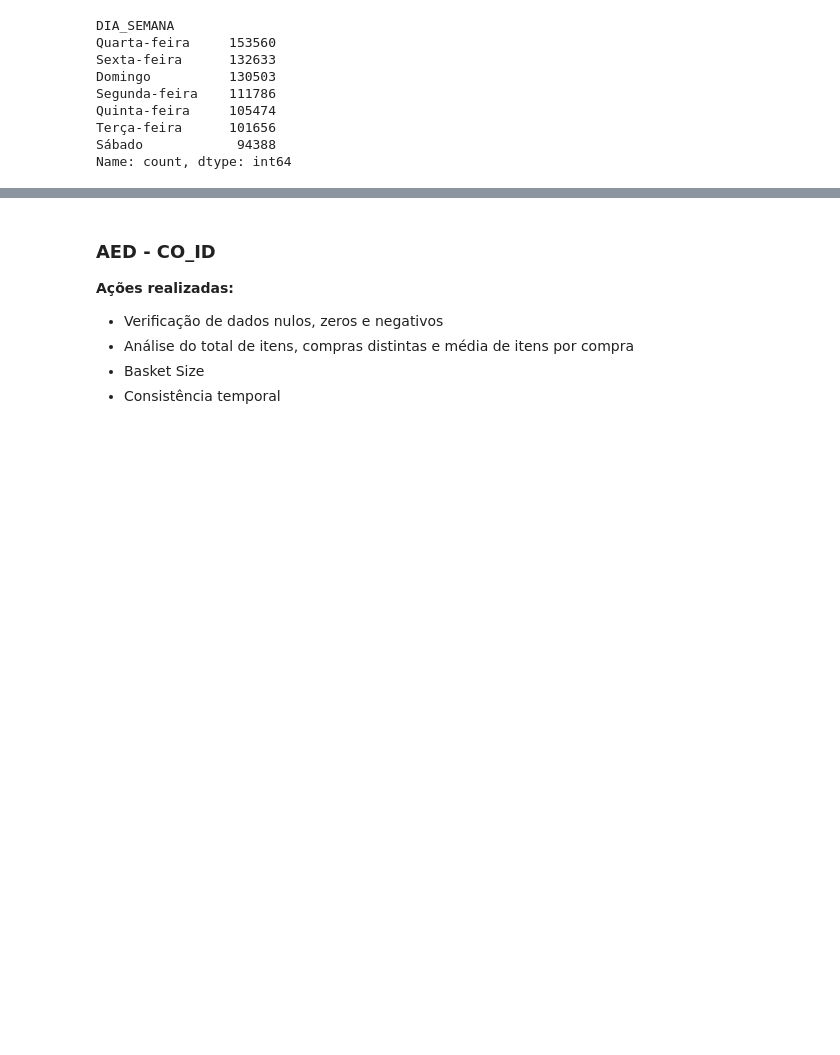
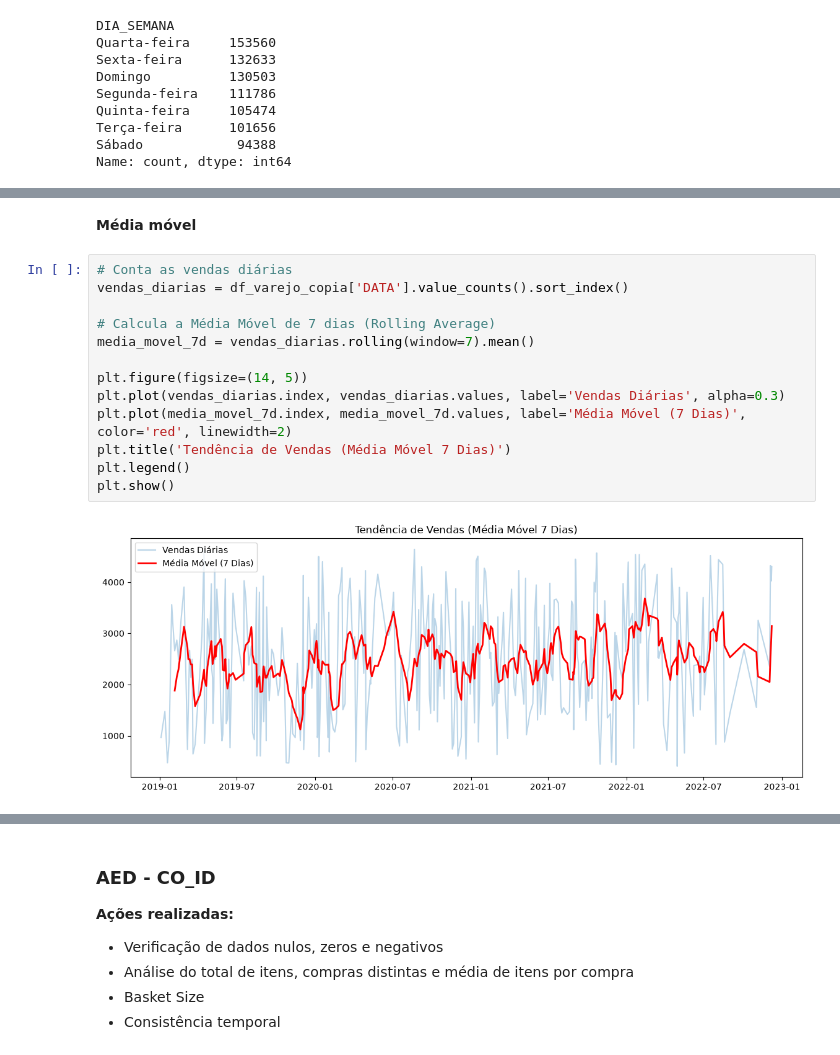
Before and after one commit to YuriDieu/mini_projeto_sctec, a Jupyter notebook: mini_projeto_yuri_psybiowski_analise_de_dados_T6.ipynb, the cells around one changed output, grey strips where cells are left out. Cells and saved outputs as stored; diff of their text form; blank space fills up the shorter version.

```diff
--- a/mini_projeto_yuri_psybiowski_analise_de_dados_T6.ipynb
+++ b/mini_projeto_yuri_psybiowski_analise_de_dados_T6.ipynb
@@ -259,0 +284,17 @@ Name: count, dtype: int64
+# %% [markdown]
+**Média móvel**
+# %%
+# Conta as vendas diárias
+vendas_diarias = df_varejo_copia['DATA'].value_counts().sort_index()
+
+# Calcula a Média Móvel de 7 dias (Rolling Average)
+media_movel_7d = vendas_diarias.rolling(window=7).mean()
+
+plt.figure(figsize=(14, 5))
+plt.plot(vendas_diarias.index, vendas_diarias.values, label='Vendas Diárias', alpha=0.3)
+plt.plot(media_movel_7d.index, media_movel_7d.values, label='Média Móvel (7 Dias)', color='red', linewidth=2)
+plt.title('Tendência de Vendas (Média Móvel 7 Dias)')
+plt.legend()
+plt.show()
+# %% [output]
+[figure, added]
```
Also changed, not shown: parts of 14 cells of this notebook.
